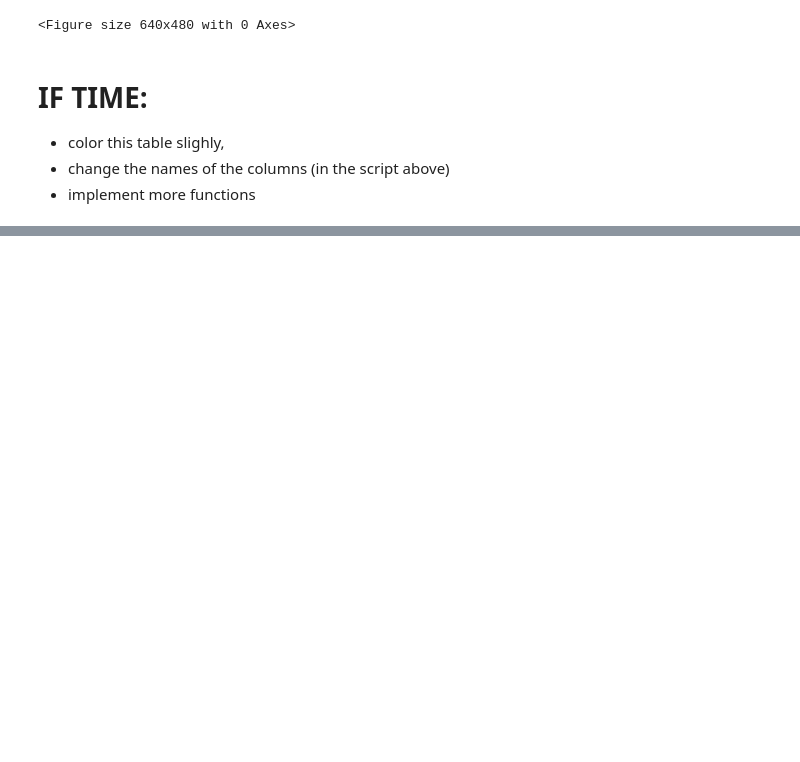
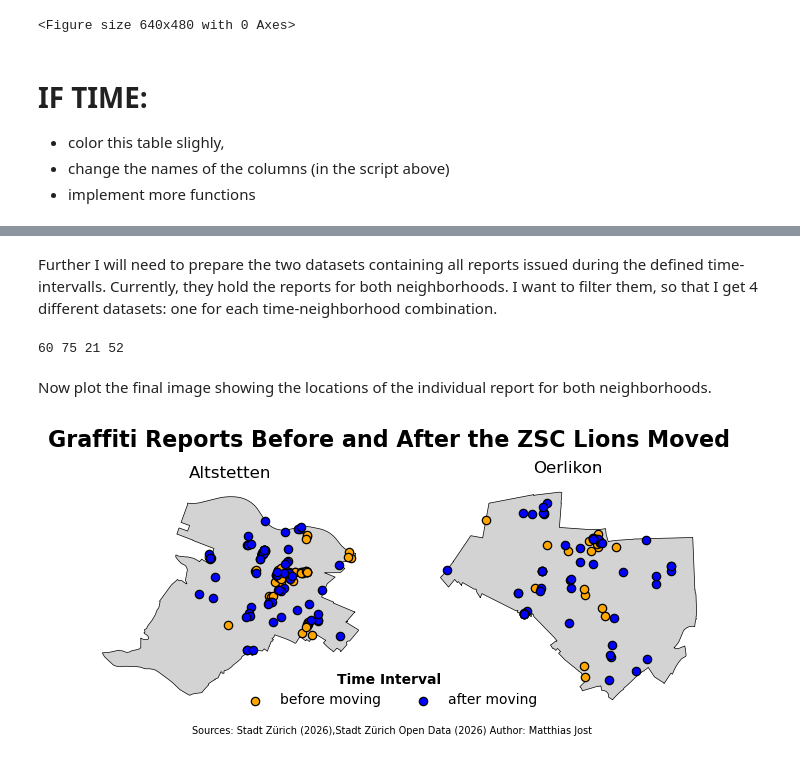
Before and after one commit to mj1905/sds210_project_Matthias_Jost, a Jupyter notebook: notebooks/Q2_ice_hockey_and_graffiti.ipynb, the cells around one changed output, grey strips where cells are left out. Cells and saved outputs as stored; diff of their text form; code cells hidden in the pictures; blank space fills up the shorter version.

```diff
--- a/notebooks/Q2_ice_hockey_and_graffiti.ipynb
+++ b/notebooks/Q2_ice_hockey_and_graffiti.ipynb
@@ -169,0 +171,9 @@ This step I can do after my small break
+# %%
+quartiere_map=import_preprocessed_data("quartiere_map.gpkg")
+# now filter for both neighborhoods individually
+altstetten=quartiere_map[quartiere_map["qname"]=="Altstetten"]
+oerlikon=quartiere_map[quartiere_map["qname"]=="Oerlikon"]
+
+#check wheter it worked
+display(altstetten)
+display(oerlikon)
@@ -169,0 +186,55 @@ This step I can do after my small break
+# %% [markdown]
+Further I will need to prepare the two datasets containing all reports issued during the defined time-intervalls. Currently, they hold the reports for both neighborhoods. I want to filter them, so that I get 4 different datasets: one for each time-neighborhood combination.
+# %%
+# Alstetten, before and after moving:
+altstetten_before=reports_before_moving[reports_before_moving["qname"]=="Altstetten"]
+altstetten_after=reports_after_moving[reports_after_moving["qname"]=="Altstetten"]
+
+#Oerlikon, before and after moving:
+oerlikon_before=reports_before_moving[reports_before_moving["qname"]=="Oerlikon"]
+oerlikon_after=reports_after_moving[reports_after_moving["qname"]=="Oerlikon"]
+
+#check wheter the number of observations are identical to the one derived for the table
+print(altstetten_before.shape[0], altstetten_after.shape[0], oerlikon_before.shape[0], oerlikon_after.shape[0])
+# %% [output]
+60 75 21 52
+# %% [markdown]
+Now plot the final image showing the locations of the individual report for both neighborhoods.
+# %%
+#general settings
+fig, (ax0, ax1) =plt.subplots(ncols=2, figsize=(8,3))
+fig.suptitle("Graffiti Reports Before and After the ZSC Lions Moved", fontsize=16, fontweight="bold", y=1.05)
+ax0.axis("off")
+ax1.axis("off")
+
+#left plot:
+ax0.set_title("Altstetten", fontsize=12)
+altstetten.plot(ax=ax0, color="lightgrey", edgecolor="black", linewidth=0.5, zorder=0)
+altstetten_before.plot(ax=ax0, color="orange", edgecolor="black", linewidth=0.9,
+                       label="before moving", zorder=1)
+altstetten_after.plot(ax=ax0, color="blue", edgecolor="black", linewidth=0.9,
+                      label="after moving", zorder=2)# More important, therefore foreground
+
+
+#right plot:
+ax1.set_title("Oerlikon", fontsize=12)
+oerlikon.plot(ax=ax1, color="lightgrey", edgecolor="black", linewidth=0.5, zorder=0)
+oerlikon_before.plot(ax=ax1, color="orange", edgecolor="black", linewidth=0.9,
+                       label="before moving", zorder=1)
+oerlikon_after.plot(ax=ax1, color="blue", edgecolor="black", linewidth=0.9,
+                      label="after moving", zorder=2)# More important, therefore foreground
+
+#shared legend:
+handles, labels = ax0.get_legend_handles_labels()
+
+legend=fig.legend(handles, labels, loc="lower center", bbox_to_anchor=(0.5, 0.08), ncol=2, title="Time Interval", frameon=False)
+legend.get_title().set_fontweight("bold")
+
+#Sources and Author
+fig.text(0.17, 0.00, "Sources: Stadt Zürich (2026),Stadt Zürich Open Data (2026) Author: Matthias Jost", transform=ax.transAxes, fontsize=7)
+
+#export the image
+export_result_to_png("Q2_graffiti_reports_altstetten_oerlikon")
+plt.show()
+# %% [output]
+[figure, added]
```
Also changed, not shown: parts of 4 cells of this notebook, 4 other files.
